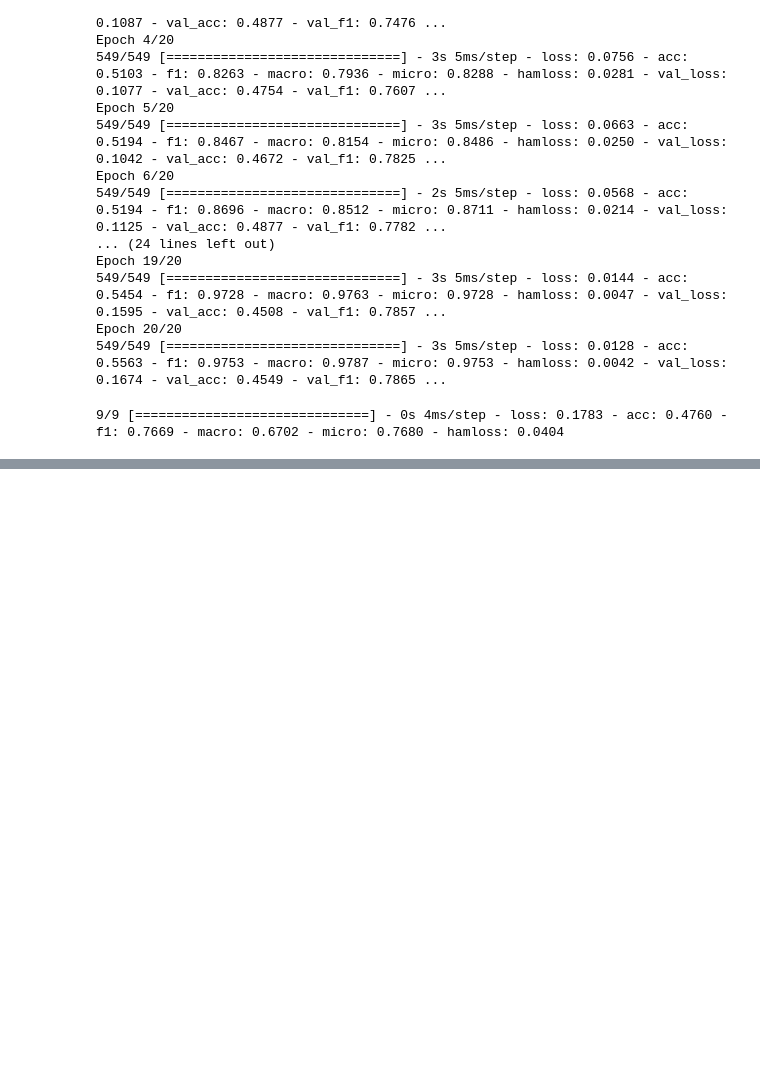
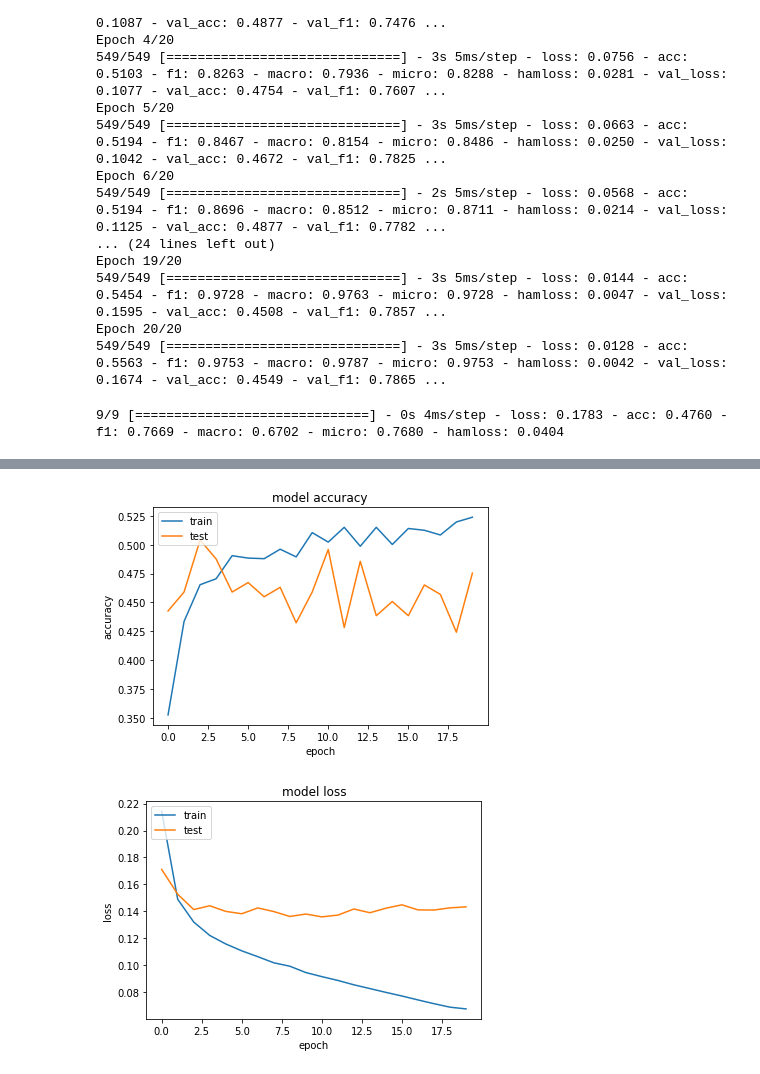
Before and after one commit to AliAkbarBadri/q-type-topic, a Jupyter notebook: topics.ipynb, the cells around one changed output, grey strips where cells are left out. Saved outputs shown, nothing was run; the diff lists cells and outputs as text; code cells hidden in the pictures; blank space fills up the shorter version.

Commit message:
Add w2v+feedforward model to topics

```diff
--- a/topics.ipynb
+++ b/topics.ipynb
@@ -450,0 +531,23 @@ plt.show()
+# %%
+model = tf.keras.Sequential([
+    tf.keras.layers.Input(shape=X[0].shape, name='input_layer'),
+    # tf.keras.layers.Dense(32, activation='relu', name='Dense_Layer0'),
+    # tf.keras.layers.Dropout(rate=0.2, name="Dropout0"),
+    tf.keras.layers.Dense(128, activation='selu', name='Dense_Layer1'),
+                          # activity_regularizer=tf.keras.regularizers.l2()),
+
+    # tf.keras.layers.Dropout(rate=0.2, name="Dropout1"),
+    # tf.keras.layers.Dense(32, activation='relu', name='Dense_Layer2'),
+                          # activity_regularizer=tf.keras.regularizers.l2()),
+    # tf.keras.layers.Dropout(rate=0.2, name="Dropout2"),
+    tf.keras.layers.Dense(n_class, activation='sigmoid', name='Dense_Layer3'),
+
+  ], name='Word2Vec_MODEL')
+
+model.compile(loss='binary_crossentropy', optimizer='adam',
+              metrics=['acc',
+                       tfa.metrics.f_scores.F1Score(n_class,'weighted', threshold=0.5, name='f1'),
+                       tfa.metrics.f_scores.F1Score(n_class,'macro',threshold=0.5, name='macro'),
+                       tfa.metrics.f_scores.F1Score(n_class,'micro',threshold=0.5, name='micro'),
+                       tfa.metrics.HammingLoss(mode='multilabel',threshold=0.5, name='hamloss')])
+print(model.summary())
@@ -450,0 +568,2 @@ plt.show()
+# %%
+history = model.fit(X_train, y_train, batch_size=4, epochs=20, verbose=1, validation_split=0.2)
@@ -450,0 +592,23 @@ plt.show()
+# %%
+import matplotlib.pyplot as plt
+
+plt.plot(history.history['acc'])
+plt.plot(history.history['val_acc'])
+
+plt.title('model accuracy')
+plt.ylabel('accuracy')
+plt.xlabel('epoch')
+plt.legend(['train','test'], loc='upper left')
+plt.show()
+
+plt.plot(history.history['loss'])
+plt.plot(history.history['val_loss'])
+
+plt.title('model loss')
+plt.ylabel('loss')
+plt.xlabel('epoch')
+plt.legend(['train','test'], loc='upper left')
+plt.show()
+# %% [output]
+[figure, added]
+[figure, added]
```
Also changed, not shown: parts of 19 cells of this notebook.
